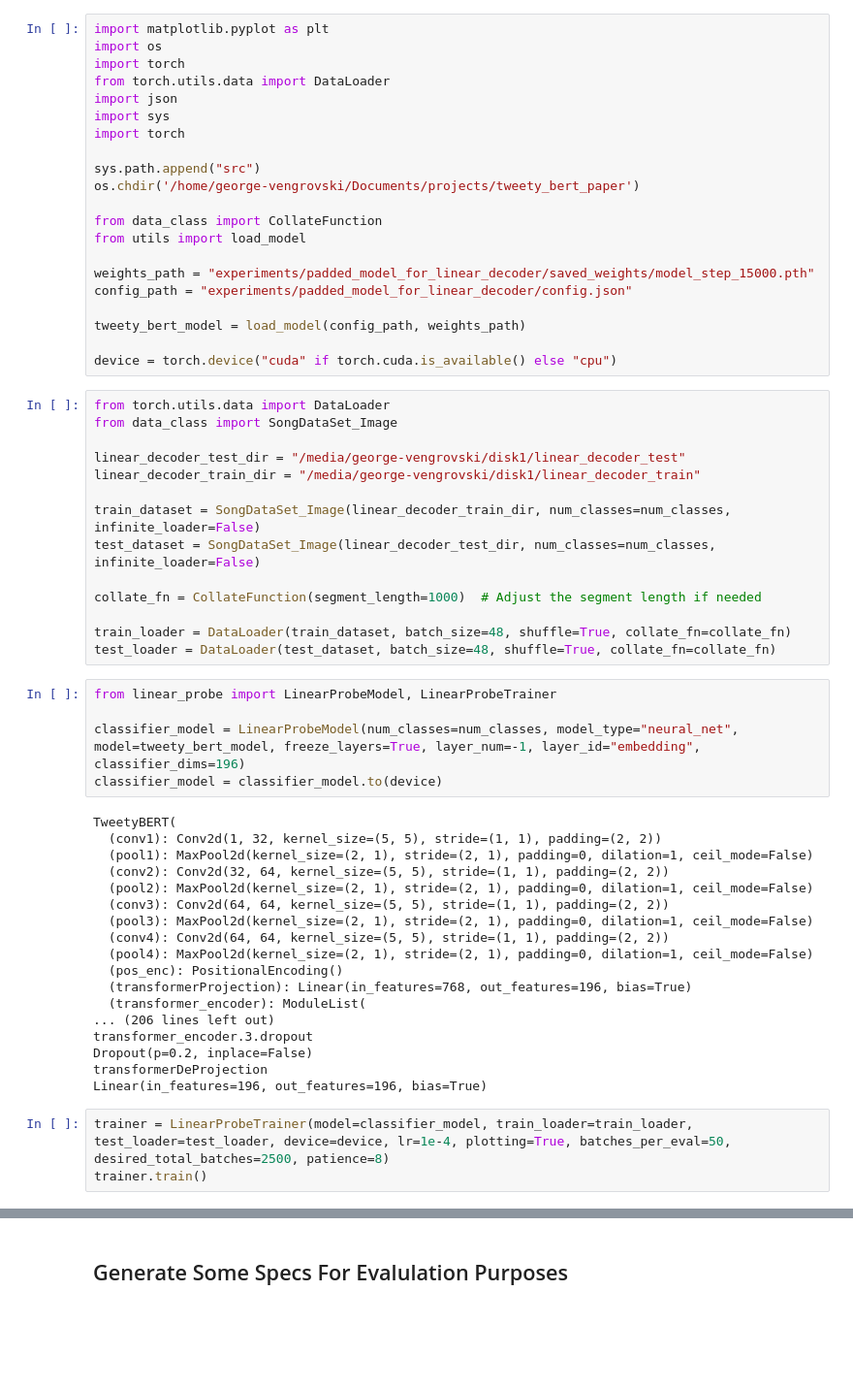
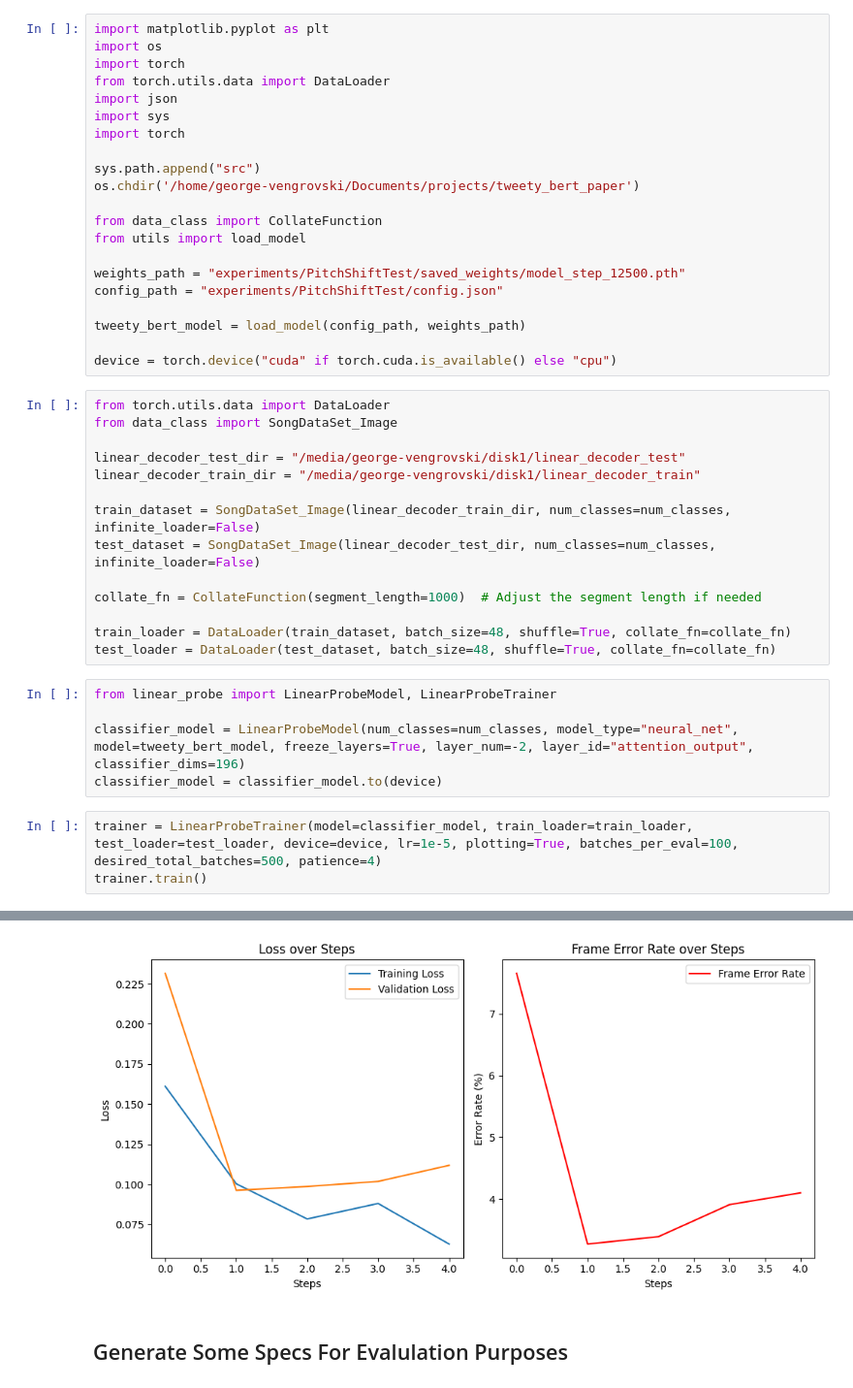
Before and after one commit to georgevenven/tweety_bert, a Jupyter notebook: linear_decoder_prototyping.ipynb, the cells around one changed output, grey strips where cells are left out. Shown at 97% size. Drawn from its saved outputs; the diff is of its cells as text; blank space fills up the shorter version.

```diff
--- a/linear_decoder_prototyping.ipynb
+++ b/linear_decoder_prototyping.ipynb
@@ -118,8 +118,8 @@ os.chdir('/home/george-vengrovski/Documents/projects/tweety_bert_paper')
 from data_class import CollateFunction
 from utils import load_model
 
-weights_path = "experiments/padded_model_for_linear_decoder/saved_weights/model_step_15000.pth"
-config_path = "experiments/padded_model_for_linear_decoder/config.json"
+weights_path = "experiments/PitchShiftTest/saved_weights/model_step_12500.pth"
+config_path = "experiments/PitchShiftTest/config.json"
 
 tweety_bert_model = load_model(config_path, weights_path)
 
@@ -141,27 +141,9 @@ test_loader = DataLoader(test_dataset, batch_size=48, shuffle=True, collate_fn=c
 # %%
 from linear_probe import LinearProbeModel, LinearProbeTrainer
 
-classifier_model = LinearProbeModel(num_classes=num_classes, model_type="neural_net", model=tweety_bert_model, freeze_layers=True, layer_num=-1, layer_id="embedding", classifier_dims=196)
+classifier_model = LinearProbeModel(num_classes=num_classes, model_type="neural_net", model=tweety_bert_model, freeze_layers=True, layer_num=-2, layer_id="attention_output", classifier_dims=196)
 classifier_model = classifier_model.to(device)
-# %% [output]
-TweetyBERT(
-  (conv1): Conv2d(1, 32, kernel_size=(5, 5), stride=(1, 1), padding=(2, 2))
-  (pool1): MaxPool2d(kernel_size=(2, 1), stride=(2, 1), padding=0, dilation=1, ceil_mode=False)
-  (conv2): Conv2d(32, 64, kernel_size=(5, 5), stride=(1, 1), padding=(2, 2))
-  (pool2): MaxPool2d(kernel_size=(2, 1), stride=(2, 1), padding=0, dilation=1, ceil_mode=False)
-  (conv3): Conv2d(64, 64, kernel_size=(5, 5), stride=(1, 1), padding=(2, 2))
-  (pool3): MaxPool2d(kernel_size=(2, 1), stride=(2, 1), padding=0, dilation=1, ceil_mode=False)
-  (conv4): Conv2d(64, 64, kernel_size=(5, 5), stride=(1, 1), padding=(2, 2))
-  (pool4): MaxPool2d(kernel_size=(2, 1), stride=(2, 1), padding=0, dilation=1, ceil_mode=False)
-  (pos_enc): PositionalEncoding()
-  (transformerProjection): Linear(in_features=768, out_features=196, bias=True)
-  (transformer_encoder): ModuleList(
-... (206 lines left out)
-transformer_encoder.3.dropout
-Dropout(p=0.2, inplace=False)
-transformerDeProjection
-Linear(in_features=196, out_features=196, bias=True)
 # %%
-trainer = LinearProbeTrainer(model=classifier_model, train_loader=train_loader, test_loader=test_loader, device=device, lr=1e-4, plotting=True, batches_per_eval=50, desired_total_batches=2500, patience=8)
+trainer = LinearProbeTrainer(model=classifier_model, train_loader=train_loader, test_loader=test_loader, device=device, lr=1e-5, plotting=True, batches_per_eval=100, desired_total_batches=500, patience=4)
 trainer.train()
 # %% [output]
@@ -169,3 +155,4 @@ KeyboardInterrupt:
+[figure, added]
 # %% [markdown]
 ## Generate Some Specs For Evalulation Purposes
 # %%
```
Also changed, not shown: parts of 3 cells of this notebook, 12 other files.
